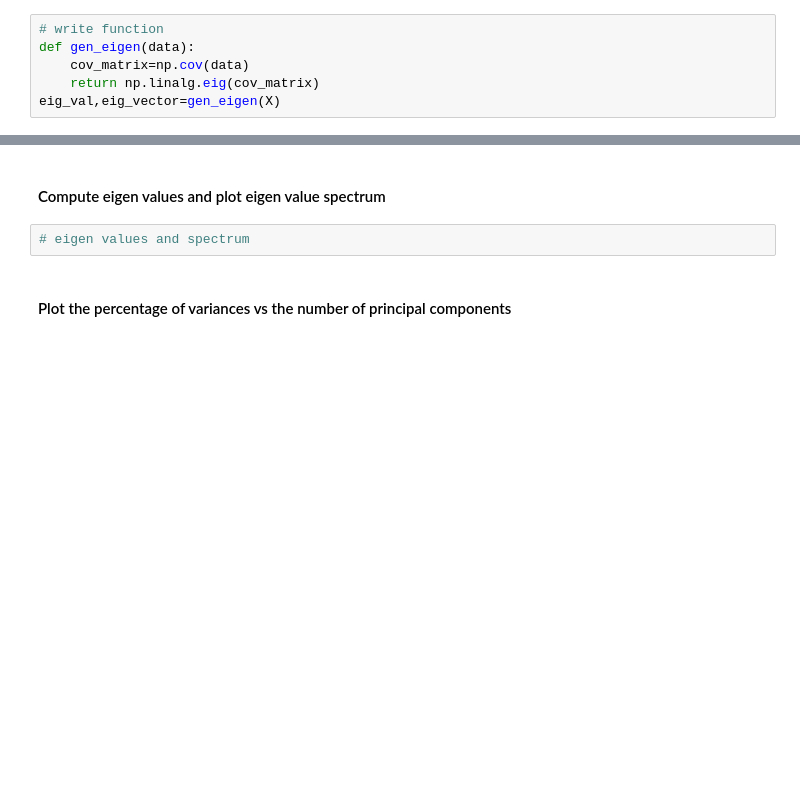
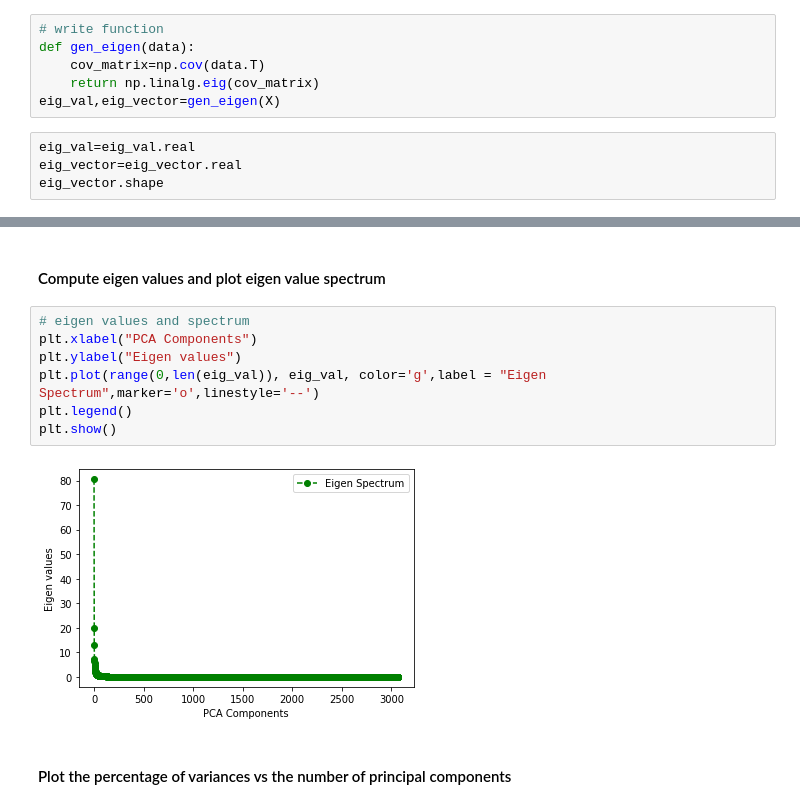
Before and after one commit to soumodiptab/Statistical-Methods-In-AI-Spring-22, a Jupyter notebook: Assignment2/2021201086_Assignment2_Q3.ipynb, the cells around one changed output, grey strips where cells are left out. Saved outputs shown, nothing was run; the diff lists cells and outputs as text; blank space fills up the shorter version.

```diff
--- a/Assignment2/2021201086_Assignment2_Q3.ipynb
+++ b/Assignment2/2021201086_Assignment2_Q3.ipynb
@@ -140,6 +140,10 @@ X=X.reshape(X.shape[0],np.prod(X.shape[1:]))
 # %%
 # write function
 def gen_eigen(data):
-    cov_matrix=np.cov(data)
+    cov_matrix=np.cov(data.T)
     return np.linalg.eig(cov_matrix)
 eig_val,eig_vector=gen_eigen(X)
+# %%
+eig_val=eig_val.real
+eig_vector=eig_vector.real
+eig_vector.shape
@@ -147,6 +172,13 @@ eig_val,eig_vector=gen_eigen(X)
 #### Compute eigen values and plot eigen value spectrum
 # %%
 # eigen values and spectrum
+plt.xlabel("PCA Components")
+plt.ylabel("Eigen values")
+plt.plot(range(0,len(eig_val)), eig_val, color='g',label = "Eigen Spectrum",marker='o',linestyle='--')
+plt.legend()
+plt.show()
+# %% [output]
+[figure, added]
 # %% [markdown]
 #### Plot the percentage of variances vs the number of principal components
 # %%
```
Also changed, not shown: parts of 12 cells of this notebook, 4 other files.
